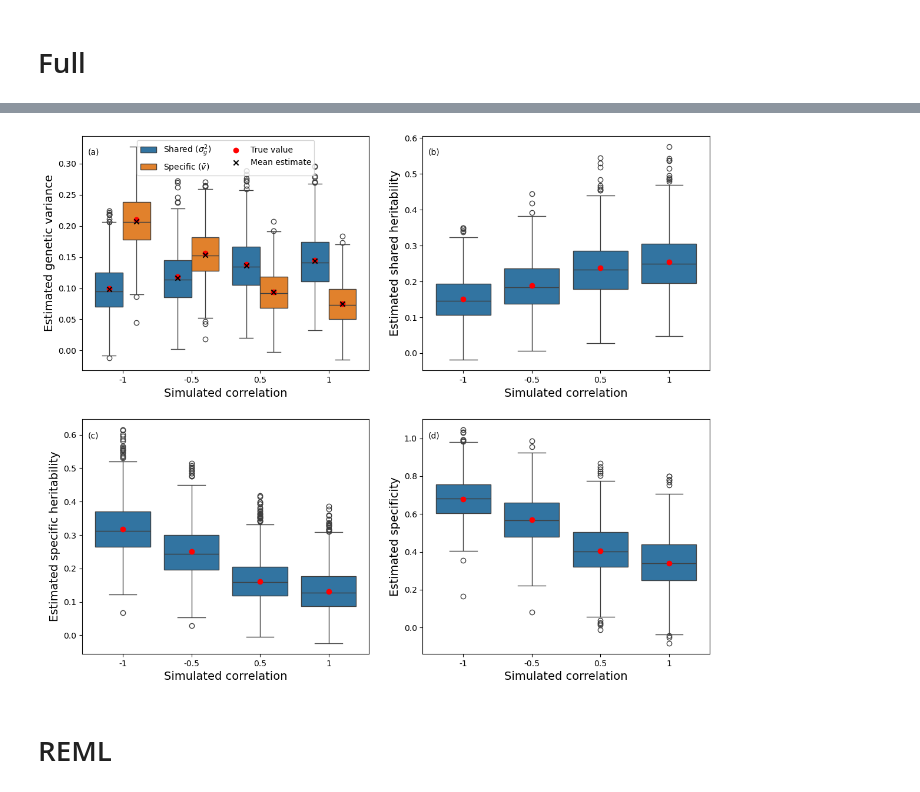
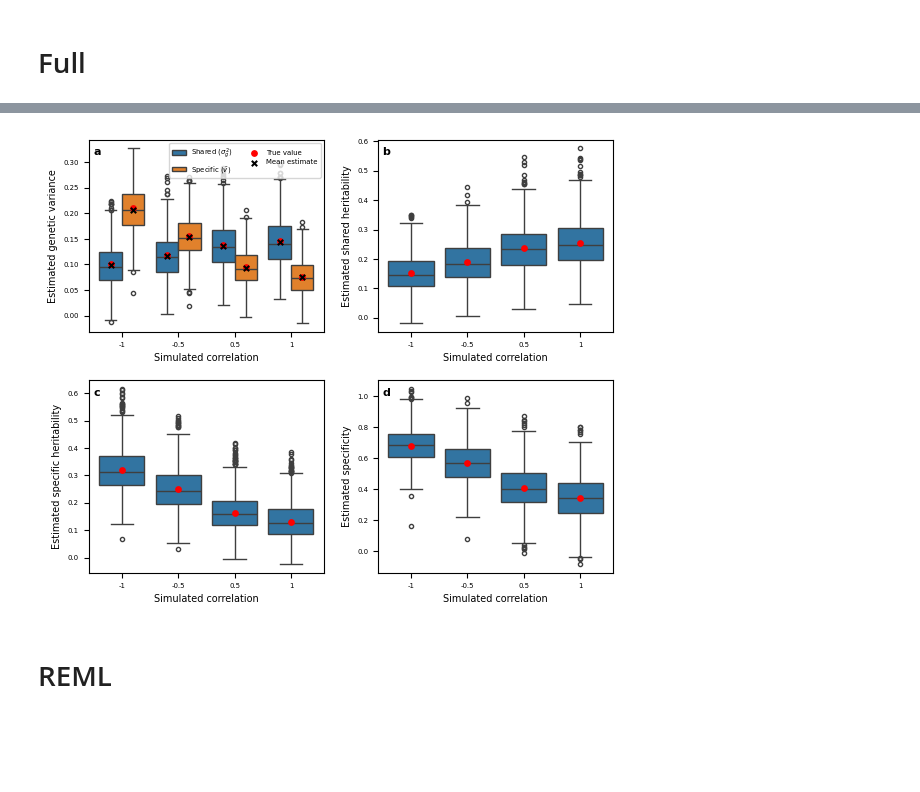
Before and after one commit to Minhui-Chen/CIGMA, a Jupyter notebook: workflow/notebook/fig2.ipynb, the cells around one changed output, grey strips where cells are left out. Saved outputs shown, nothing was run; the diff lists cells and outputs as text; code cells hidden in the pictures; blank space fills up the shorter version.

```diff
--- a/workflow/notebook/fig2.ipynb
+++ b/workflow/notebook/fig2.ipynb
@@ -10,6 +12,9 @@ from matplotlib import patches
 from scipy import stats
 from scipy import linalg as sla
 from cigma import plot, util
+# %%
+# Set the global font
+plt.rcParams['font.family'] = 'sans-serif'
 # %%
 # par
 Hom_g2 = 0.13
@@ -1767,7 +1903,7 @@ for key in full.keys():
     tmp['Setting'] = key
     free.append(tmp[['free:hom_g2', 'free:v', 'shared_h2', 'specific_h2', 'specificity', 'Setting']])
 df = pd.concat(free)
-df = df.rename(columns={'free:hom_g2': r'Shared ($\sigma_g^2$)', 'free:v': r'Specific ($\bar{v}$)'})
+df = df.rename(columns={'free:hom_g2': r'Shared ($\sigma_g^2$)', 'free:v': r'Specific ($\bar{v}$)'})  # type: ignore
 # df['shared_h2'] = df['shared_h2'].clip(None, 1)
 # df['specific_h2'] = df['specific_h2'].clip(None, 1)
 
@@ -1786,23 +1922,37 @@ for key in full_true_Vs.keys():
                         'shared_h2': true_shared_h2, 'specific_h2': true_specific_h2, 'specificity': true_specificity}
 
 
+fs = 7
+# set default font size
+plt.rcParams.update({'font.size': fs-2})
+
 # boxplots for shared and specific h2 and specificity in 2x2 layout
-fig, axes = plt.subplots(2, 2, figsize=(12, 10))
+fig, axes = plt.subplots(2, 2, figsize=(6, 5))
+source_data = open('../../source_data/extended_fig3.csv', 'w')
+source_data.write("Correlation, category, median, 1st quartile, 3rd quartile\n")
 
 settings = list(full_true_Vs.keys())
 # shared and specific variances
 ax = axes[0, 0]
 df_var = df.melt(id_vars=['Setting'], value_vars=[r'Shared ($\sigma_g^2$)', r'Specific ($\bar{v}$)'],
                  var_name='Category', value_name='Variance estimate')
-sns.boxplot(data=df_var, x='Setting', y='Variance estimate', hue='Category', ax=ax)
-ax.set_xlabel('Simulated correlation', fontsize=14)
-ax.set_ylabel('Estimated genetic variance', fontsize=14)
+tmp_source_data = df_var.groupby(['Setting', 'Category'])['Variance estimate'].describe()[['50%', '25%', '75%']]
+for setting in settings:
+    for category in [r'Shared ($\sigma_g^2$)', r'Specific ($\bar{v}$)']:
+        median = tmp_source_data.loc[(setting, category), '50%']
+        q1 = tmp_source_data.loc[(setting, category), '25%']
+        q3 = tmp_source_data.loc[(setting, category), '75%']
+        source_data.write(f"{setting.split('_')[0]}, {category}, {median}, {q1}, {q3}\n")
+
+sns.boxplot(data=df_var, x='Setting', y='Variance estimate', hue='Category', flierprops=dict(marker='o', markersize=3), ax=ax)
+ax.set_xlabel('Simulated correlation', fontsize=fs)
+ax.set_ylabel('Estimated genetic variance', fontsize=fs)
 old_labels = [label.get_text() for label in ax.get_xticklabels()]
 new_labels = [label.split('_')[0] for label in old_labels]
 ax.set_xticks(ax.get_xticks())
 ax.set_xticklabels(new_labels)
-ax.tick_params(axis='both', labelsize=10)
-ax.text(0.02, 0.92, "(a)", transform=ax.transAxes)
+ax.tick_params(axis='both', labelsize=fs-2)
+ax.text(0.02, 0.92, "a", fontsize=8, fontweight='bold', transform=ax.transAxes)
 true_shared_bars = [true_values[key]['shared_bar'] for key in settings]
 true_specific_bars = [true_values[key]['specific_bar'] for key in settings]
 # add true values
@@ -1810,59 +1960,79 @@ n_settings = len(settings)
 x_shared = np.arange(n_settings) - 0.2  # left box (shared)
 x_specific = np.arange(n_settings) + 0.2  # right box (specific)
 
-ax.scatter(x_shared, true_shared_bars, color='r', zorder=10, label='True value')
-ax.scatter(x_specific, true_specific_bars, color='r', zorder=10)
+ax.scatter(x_shared, true_shared_bars, color='r', s=15, zorder=10, label='True value')
+ax.scatter(x_specific, true_specific_bars, color='r', s=15, zorder=10)
 # add mean values
 means = df_var.groupby(['Setting', 'Category'])['Variance estimate'].mean().unstack()
 # Ensure means are in the same order as settings
 means = means.reindex(settings)
-ax.scatter(x_shared, means[r'Shared ($\sigma_g^2$)'], color='k', zorder=10, label='Mean estimate', marker='x')
-ax.scatter(x_specific, means[r'Specific ($\bar{v}$)'], color='k', zorder=10, marker='x')
+ax.scatter(x_shared, means[r'Shared ($\sigma_g^2$)'], color='k', zorder=10, label='Mean estimate', marker='x', s=15)
+ax.scatter(x_specific, means[r'Specific ($\bar{v}$)'], color='k', zorder=10, marker='x', s=15)
 
 ax.legend(ncol=2)
 
 
 # shared h2
 ax = axes[0, 1]
-sns.boxplot(data=df, x='Setting', y='shared_h2', ax=ax)
-ax.set_xlabel('Simulated correlation', fontsize=14)
-ax.set_ylabel('Estimated shared heritability', fontsize=14)
+tmp_source_data = df.groupby('Setting')['shared_h2'].describe()[['50%', '25%', '75%']]
+for setting in settings:
+    median = tmp_source_data.loc[setting, '50%']
+    q1 = tmp_source_data.loc[setting, '25%']
+    q3 = tmp_source_data.loc[setting, '75%']
+    source_data.write(f"{setting.split('_')[0]}, shared_h2, {median}, {q1}, {q3}\n")
+sns.boxplot(data=df, x='Setting', y='shared_h2', flierprops=dict(marker='o', markersize=3), ax=ax)
+ax.set_xlabel('Simulated correlation', fontsize=fs)
+ax.set_ylabel('Estimated shared heritability', fontsize=fs)
 old_labels = [label.get_text() for label in ax.get_xticklabels()]
 new_labels = [label.split('_')[0] for label in old_labels]
 ax.set_xticks(ax.get_xticks())
 ax.set_xticklabels(new_labels)
-ax.tick_params(axis='both', labelsize=10)
-ax.text(0.02, 0.92, "(b)", transform=ax.transAxes)
+ax.tick_params(axis='both', labelsize=fs-2)
+ax.text(0.02, 0.92, "b", fontsize=8, fontweight='bold', transform=ax.transAxes)
 true_shared_h2s = [true_values[key]['shared_h2'] for key in settings]
-ax.scatter(range(len(settings)), np.clip(true_shared_h2s, None, 1), color='r', zorder=10)
+ax.scatter(range(len(settings)), np.clip(true_shared_h2s, None, 1), color='r', zorder=10, s=15)
 
 # specific h2
 ax = axes[1, 0]
-sns.boxplot(data=df, x='Setting', y='specific_h2', ax=ax)
-ax.set_xlabel('Simulated correlation', fontsize=14)
-ax.set_ylabel('Estimated specific heritability', fontsize=14)
+tmp_source_data = df.groupby('Setting')['specific_h2'].describe()[['50%', '25%', '75%']]
+for setting in settings:
+    median = tmp_source_data.loc[setting, '50%']
+    q1 = tmp_source_data.loc[setting, '25%']
+    q3 = tmp_source_data.loc[setting, '75%']
+    source_data.write(f"{setting.split('_')[0]}, specific_h2, {median}, {q1}, {q3}\n")
+sns.boxplot(data=df, x='Setting', y='specific_h2', flierprops=dict(marker='o', markersize=3), ax=ax)
+ax.set_xlabel('Simulated correlation', fontsize=fs)
+ax.set_ylabel('Estimated specific heritability', fontsize=fs)
 old_labels = [label.get_text() for label in ax.get_xticklabels()]
 new_labels = [label.split('_')[0] for label in old_labels]
 ax.set_xticks(ax.get_xticks())
 ax.set_xticklabels(new_labels)
-ax.tick_params(axis='both', labelsize=10)
-ax.text(0.02, 0.92, "(c)", transform=ax.transAxes)
+ax.tick_params(axis='both', labelsize=fs-2)
+ax.text(0.02, 0.92, "c", fontsize=8, fontweight='bold', transform=ax.transAxes)
 true_specific_h2s = [true_values[key]['specific_h2'] for key in settings]
-ax.scatter(range(len(settings)), true_specific_h2s, color='r', zorder=10)
+ax.scatter(range(len(settings)), true_specific_h2s, color='r', zorder=10, s=15)
 
 # specificity
 ax = axes[1, 1]
-sns.boxplot(data=df, x='Setting', y='specificity', ax=ax)
-ax.set_xlabel('Simulated correlation', fontsize=14)
-ax.set_ylabel('Estimated specificity', fontsize=14)
+tmp_source_data = df.groupby('Setting')['specificity'].describe()[['50%', '25%', '75%']]
+for setting in settings:
+    median = tmp_source_data.loc[setting, '50%']
+    q1 = tmp_source_data.loc[setting, '25%']
+    q3 = tmp_source_data.loc[setting, '75%']
+    source_data.write(f"{setting.split('_')[0]}, specificity, {median}, {q1}, {q3}\n")
+sns.boxplot(data=df, x='Setting', y='specificity', flierprops=dict(marker='o', markersize=3), ax=ax)
+ax.set_xlabel('Simulated correlation', fontsize=fs)
+ax.set_ylabel('Estimated specificity', fontsize=fs)
 old_labels = [label.get_text() for label in ax.get_xticklabels()]
 new_labels = [label.split('_')[0] for label in old_labels]
 ax.set_xticks(ax.get_xticks())
 ax.set_xticklabels(new_labels)
-ax.tick_params(axis='both', labelsize=10)
-ax.text(0.02, 0.92, "(d)", transform=ax.transAxes)
+ax.tick_params(axis='both', labelsize=fs-2)
+ax.text(0.02, 0.92, "d", fontsize=8, fontweight='bold', transform=ax.transAxes)
 true_specificities = [true_values[key]['specificity'] for key in settings]
-ax.scatter(range(len(settings)), true_specificities, color='r', zorder=10)
+ax.scatter(range(len(settings)), true_specificities, color='r', zorder=10, s=15)
 
 fig.tight_layout(pad=2.5)
+fig.savefig('../../figure/Extended_data_fig3.jpg', dpi=300, bbox_inches='tight')
+source_data.close()
 # %% [output]
@@ -1877,4 +2047,4 @@ fig.tight_layout(pad=2.5)
-[figure, old version]
+[figure, new version]
 # %%
 # vars = {}
 # covs = {}
```
Also changed, not shown: parts of 36 cells of this notebook, 13 other files.
